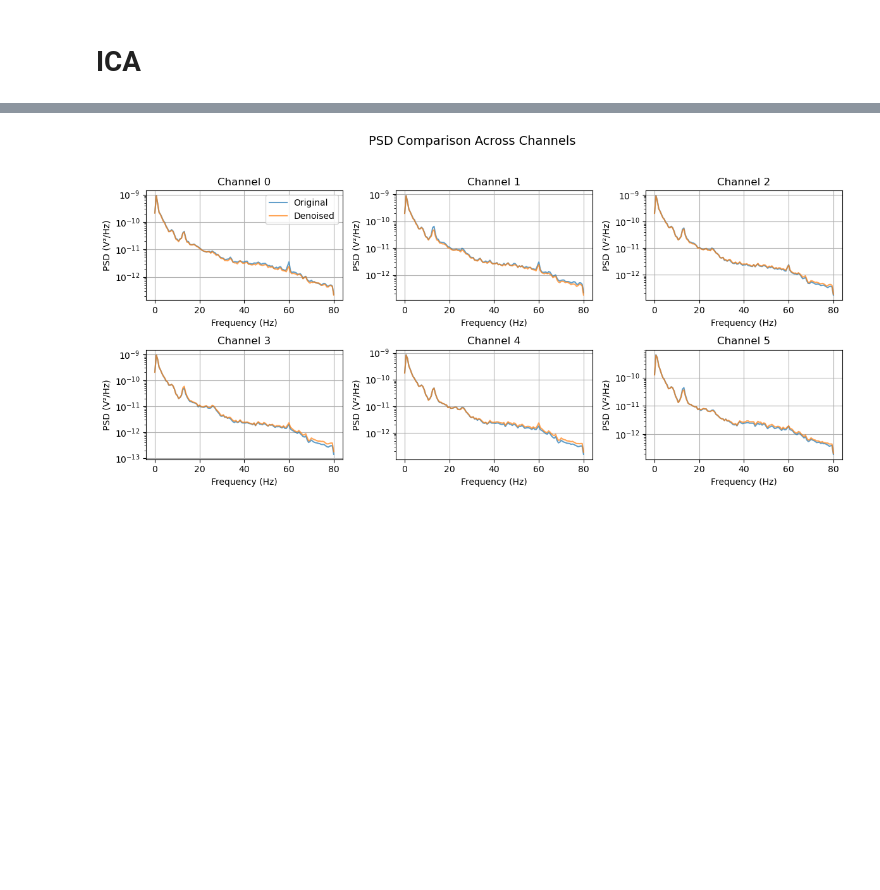
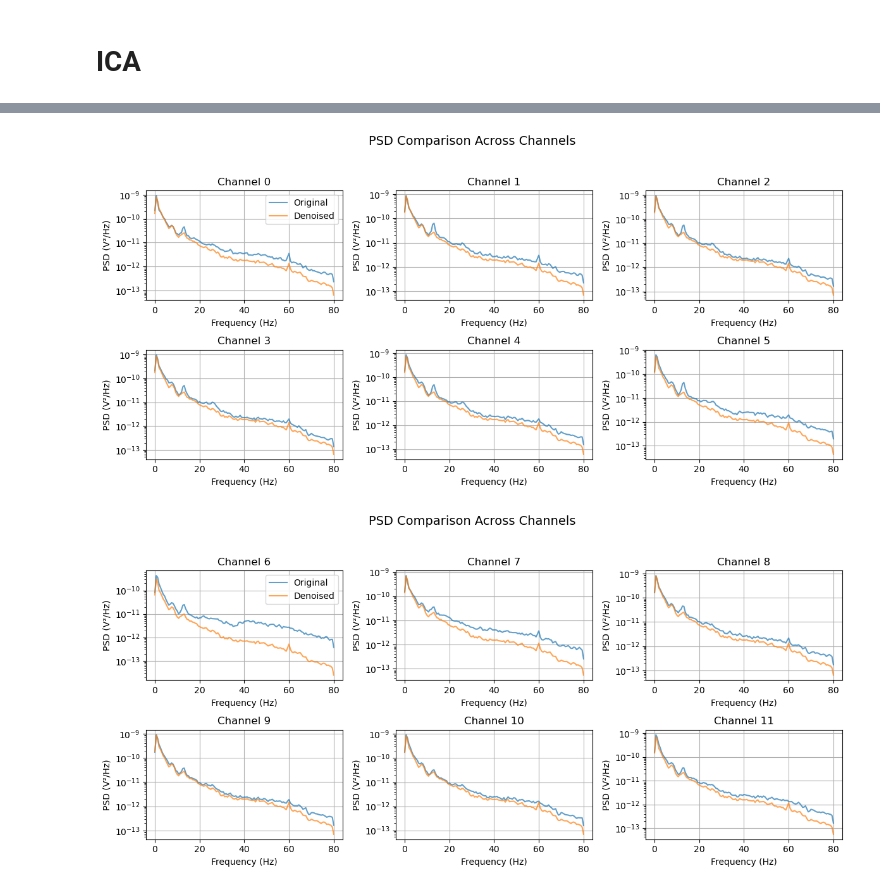
Before and after one commit to eryk-urbanski/eeg-denoising, a Jupyter notebook: notebooks/04b_original_evaluation.ipynb, the cells around one changed output, grey strips where cells are left out. Cells and saved outputs as stored; diff of their text form; code cells hidden in the pictures; blank space fills up the shorter version.

```diff
--- a/notebooks/04b_original_evaluation.ipynb
+++ b/notebooks/04b_original_evaluation.ipynb
@@ -104,10 +117,12 @@ metrics_results.sort_values(by=['psd_pearson_correlation'], ascending=False).hea
 # %%
 sig = original_datasets[0]['data']
-den = results_ica_orig[0]['denoised_signals'][4]
+den = results_ica_orig[0]['denoised_signals'][0]
 
 f, psd_orig = compute_psd(sig, EEG_BCI_SR)
 _, psd_denoised = compute_psd(den, EEG_BCI_SR)
 
 plot_psd_multiple_channels(f, psd_orig, psd_denoised, channel_idxs=[0, 1, 2, 3, 4, 5])
+plot_psd_multiple_channels(f, psd_orig, psd_denoised, channel_idxs=[i for i in range(6,12)])
 # %% [output]
-[figure, old version]
+[figure, new version]
+[figure, added]
```
Also changed, not shown: parts of 10 cells of this notebook, 1 other file.
